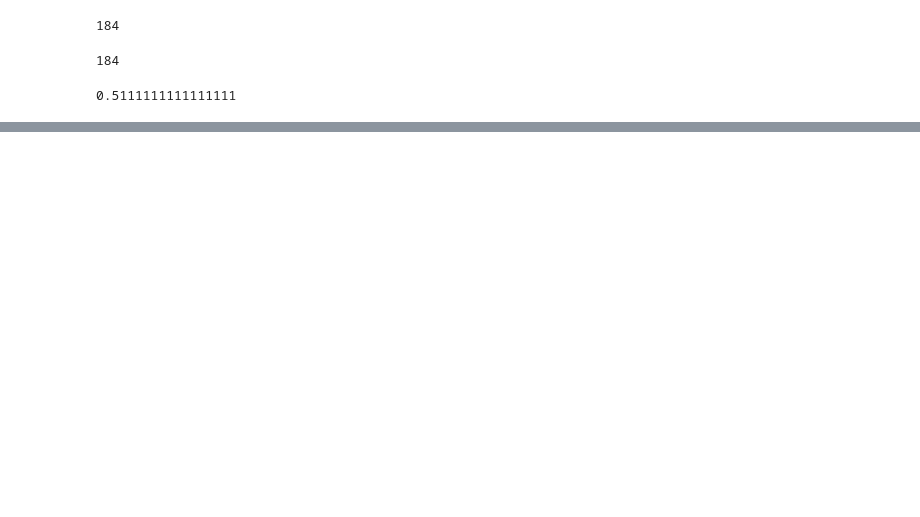
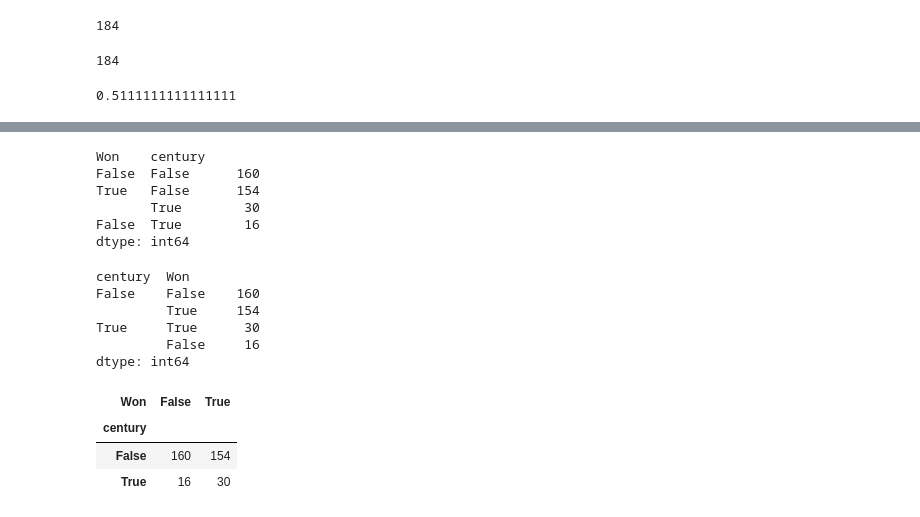
Before and after one commit to jeeet0700/Probablity, a Jupyter notebook: Probability basic defination.ipynb, the cells around one changed output, grey strips where cells are left out. Saved outputs shown, nothing was run; the diff lists cells and outputs as text; code cells hidden in the pictures; blank space fills up the shorter version.

```diff
--- a/Probability basic defination.ipynb
+++ b/Probability basic defination.ipynb
@@ -70,0 +116,25 @@ prob_wining
+# %%
+df_sachin[["Won","century"]].value_counts()
+# %% [output]
+Won    century
+False  False      160
+True   False      154
+       True        30
+False  True        16
+dtype: int64
+# %%
+df_sachin[["century","Won"]].value_counts()
+# %% [output]
+century  Won
+False    False    160
+         True     154
+True     True      30
+         False     16
+dtype: int64
+# %%
+pd.crosstab(index=df_sachin["century"],columns=df_sachin["Won"])
+# %% [output]
+| Won | False | True |
+| century |  |  |
+| False | 160 | 154 |
+| True | 16 | 30 |
```
Also changed, not shown: parts of 13 cells of this notebook.
